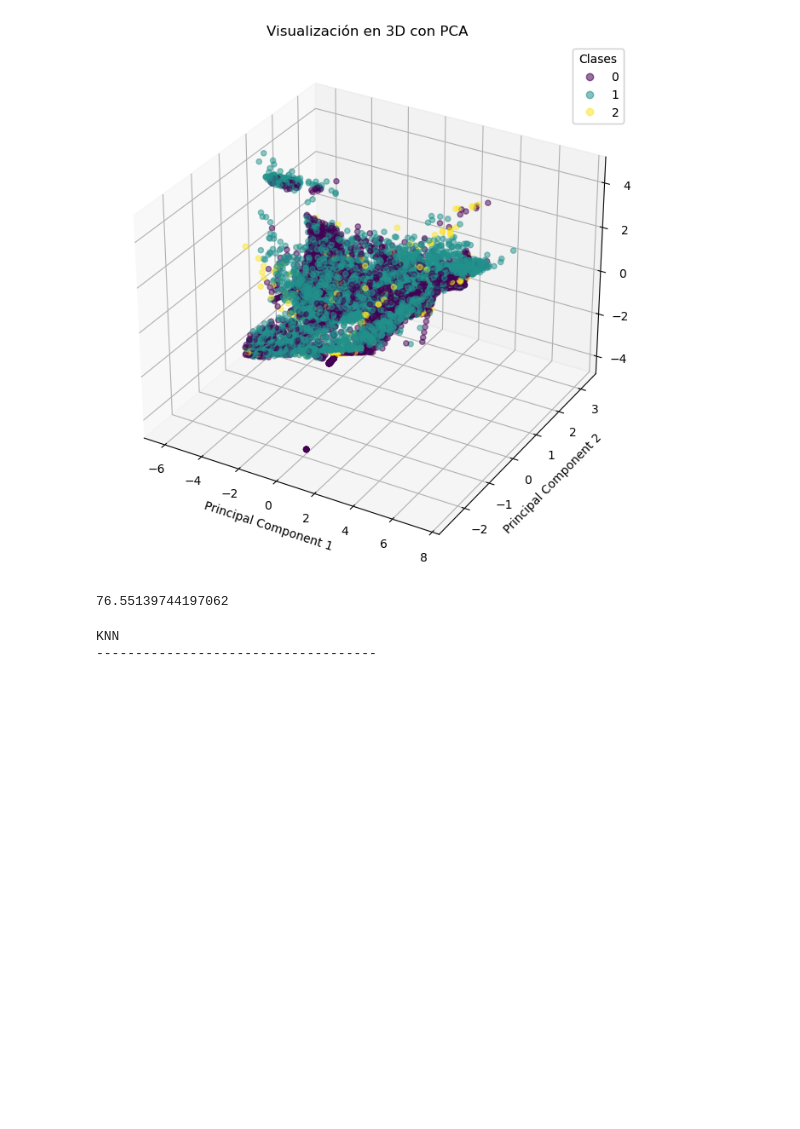
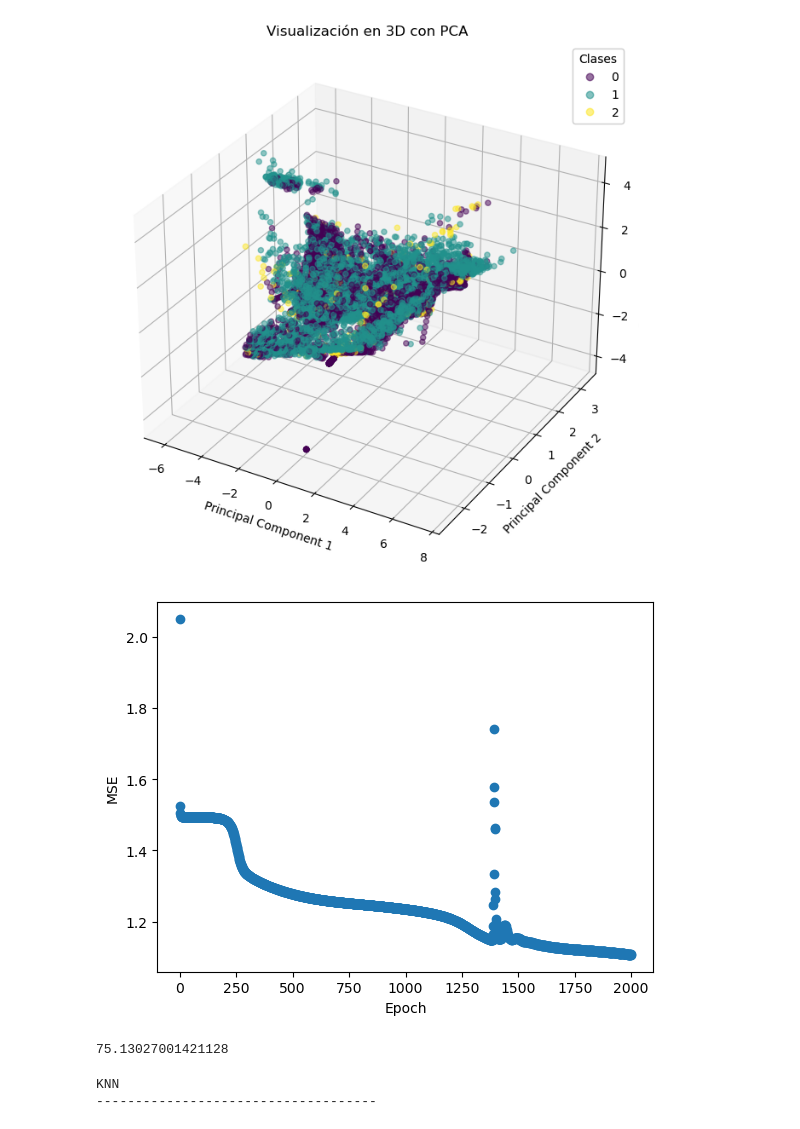
Before and after one commit to rodsan05/Practica6APA, a Jupyter notebook: Practica6.ipynb, the cells around one changed output. Drawn from its saved outputs; the diff is of its cells as text; code cells hidden in the pictures; blank space fills up the shorter version.

```diff
--- a/Practica6.ipynb
+++ b/Practica6.ipynb
@@ -209,44 +211,53 @@ y = df['action']
 X_train, X_test, y_train, y_test = train_test_split(X, y, test_size=0.2)
 # %%
 # MLP implementado por nosotros
-
+from sklearn.preprocessing import LabelEncoder
+from sklearn.preprocessing import OneHotEncoder
 import ann
 import utils
 
 label_encoder = LabelEncoder()
 y_train_encoded = label_encoder.fit_transform(y_train)
 y_test_encoded = label_encoder.transform(y_test)
 
 # Número de clases
 num_classes = 3
 
-# Convertir a codificación one-hot para usar MSE
-y_train = tf.keras.utils.to_categorical(y_train_encoded, num_classes=num_classes, dtype='float32')
-y_test = tf.keras.utils.to_categorical(y_test_encoded, num_classes=num_classes, dtype='float32')
+# Crear una instancia del OneHotEncoder
+encoder = OneHotEncoder(sparse=False, categories='auto')
+
+# Ajustar y transformar los datos de entrenamiento
+y_train_onehot = encoder.fit_transform(y_train_encoded.reshape(-1, 1))
 
 epsilon0 = -0.12
 epsilon1 = 0.12
 
 #escalado de rangos (https://stats.stackexchange.com/questions/281162/scale-a-number-between-a-range)
 theta1 = np.random.rand(25, 9) * (epsilon1 - epsilon0) + epsilon0
 theta2 = np.random.rand(15, 26) * (epsilon1 - epsilon0) + epsilon0
 theta3 = np.random.rand(3, 16) * (epsilon1 - epsilon0) + epsilon0
 thetas = [theta1, theta2, theta3]
 
 #utils.checkNNGradients(ann.backprop, 1)
 lambda_ = 1
 alpha = 1
 epochs = 2000
-history, thetas = ann.gradient_descent(X_train, y_train, alpha, epochs, thetas, lambda_)
+history, thetas = ann.gradient_descent(X_train, y_train_onehot, alpha, epochs, thetas, lambda_)
+
+scatter = plt.scatter(x = range(epochs), y = history, marker = 'o')
+plt.xlabel("Epoch")
+plt.ylabel("MSE")
+plt.show()
 
 activations = ann.predict(thetas, X_test)
 
 pred = np.argmax(activations[len(activations) - 1], axis = 1)
 
 accuracy = np.mean(pred == y_test_encoded) * 100
 print(accuracy)
 # %% [output]
+[figure, added]
-76.55139744197062
+75.13027001421128
 # %%
 # MLP de SKLearn
 # %%
```
Also changed, not shown: parts of 2 cells of this notebook.
